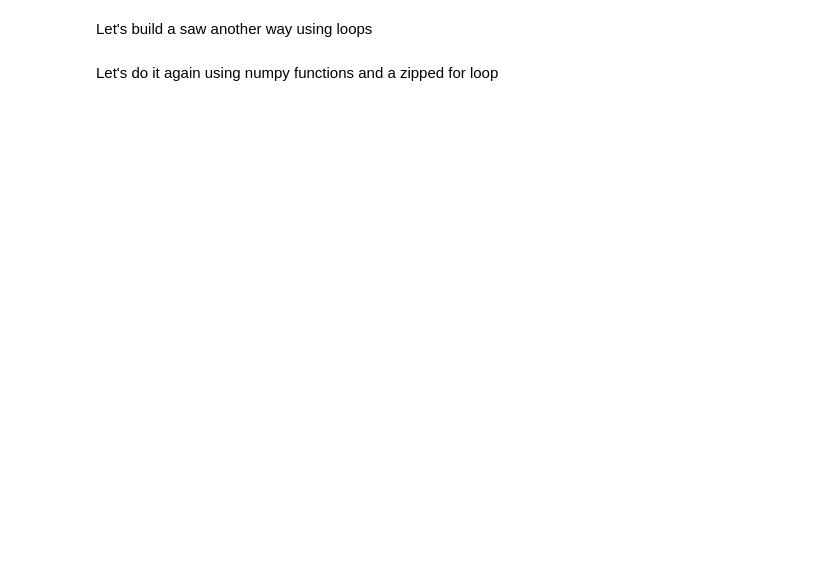
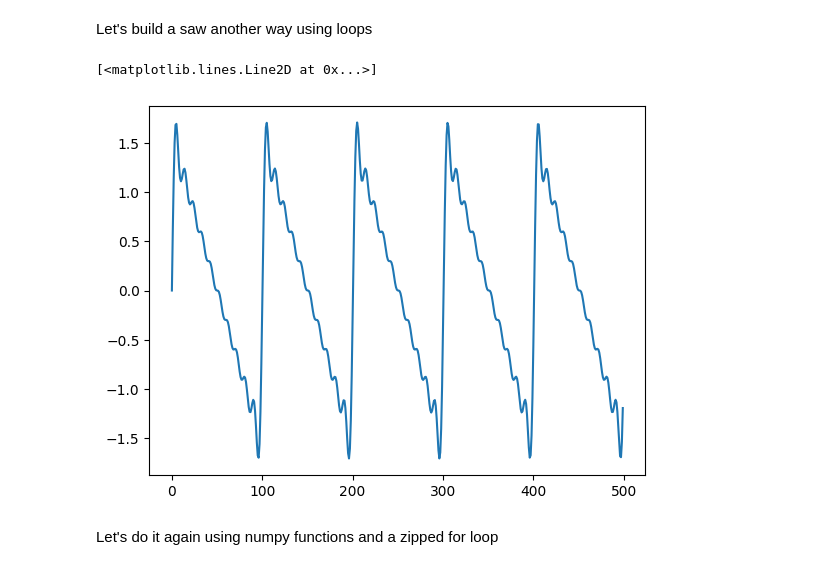
Before and after one commit to lgomez47/AudioTechII, a Jupyter notebook: Lectures-Blank/Lesson06_SynthesisInPython-Day1.ipynb, the cells around one changed output. Saved outputs shown, nothing was run; the diff lists cells and outputs as text; code cells hidden in the pictures; blank space fills up the shorter version.

```diff
--- a/Lectures-Blank/Lesson06_SynthesisInPython-Day1.ipynb
+++ b/Lectures-Blank/Lesson06_SynthesisInPython-Day1.ipynb
@@ -71,2 +132,17 @@ Let's build a sawtooth wave using our genSine() function
 # %% [markdown]
 Let's build a saw another way using loops
+# %%
+f0 = 440
+a0 = 1
+numHarm = 10 # num of partials, EX: 1000 looks like saw wave
+saw =  np.zeros(44100)# first initialize array that we will add to, make length
+for i in range(1, numHarm+1):
+    f = f0 * i
+    a = a0 / i
+    s = genSine(f, A=a)
+    saw += s # saw = s + saw
+
+plt.plot(saw[:500])
+# %% [output]
+[<matplotlib.lines.Line2D at 0x...>]
+[figure, added]
```
Also changed, not shown: parts of 18 cells of this notebook.
